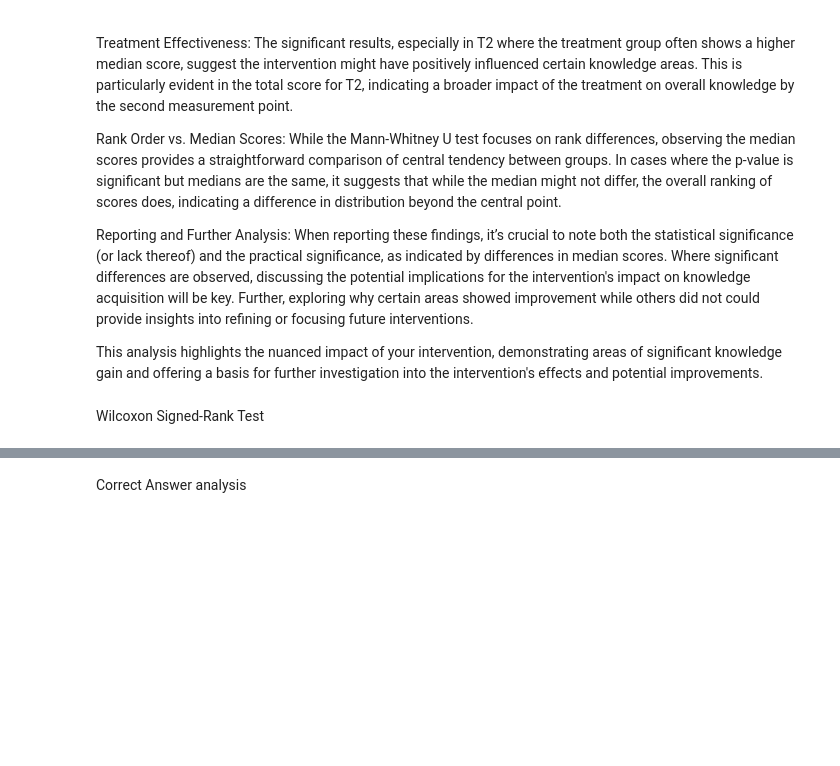
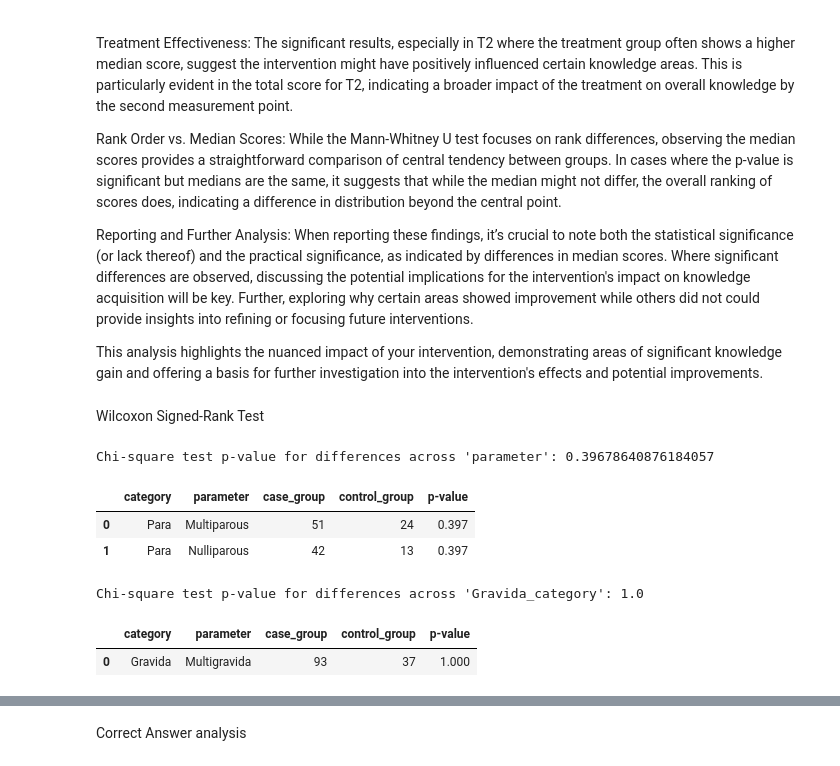
Before and after one commit to wingenium-nagesh/research, a Jupyter notebook: igvz/source/analysis.ipynb, the cells around one changed output, grey strips where cells are left out. Drawn from its saved outputs; the diff is of its cells as text; code cells hidden in the pictures; blank space fills up the shorter version.

```diff
--- a/igvz/source/analysis.ipynb
+++ b/igvz/source/analysis.ipynb
@@ -5,7 +5,7 @@ import pandas as pd
 from scipy.stats import mannwhitneyu, chi2_contingency
 
 # Load the dataset
-data_path = '/Users/nagesh/Library/CloudStorage/OneDrive-NextGenMetricsB.V/Personal/Anisha/M3/data.xlsx'
+data_path = '../data/data.xlsx'
 try:
     # Attempt to read the Excel file
     data = pd.read_excel(data_path)
@@ -795,6 +795,12 @@ def categorize_years_of_education(years):
     else:
         return 'Unknown'
 # %%
+def categorize_para(value):
+    if value == 0:
+        return 'Nulliparous'
+    else:
+        return 'Multiparous'
+
 # Recategorize 'Para' and split data
 data['parameter'] = data['Para'].apply(categorize_para)
 
@@ -803,46 +809,45 @@ control_group = data[data['groupID'] == 0]
 
 # Calculate frequencies for each category within both groups
 treatment_freq = treatment_group['parameter'].value_counts().reset_index(name='case_group')
 control_freq = control_group['parameter'].value_counts().reset_index(name='control_group')
 
 # Correctly rename 'index' column to merge on 'Para_category'
 treatment_freq.rename(columns={'index': 'parameter'}, inplace=True)
 control_freq.rename(columns={'index': 'parameter'}, inplace=True)
 
 # Merge treatment and control frequencies
 merged_freq = pd.merge(treatment_freq, control_freq, on='parameter', how='outer').fillna(0)
 
 # Calculate the Chi-square test for the merged frequencies
 chi2, p, dof, expected = chi2_contingency(merged_freq[['case_group', 'control_group']])
 
 # Add p-value to the merged frequencies DataFrame
 merged_freq['p-value'] = "{:.3f}".format(p)
 
 merged_freq['category'] = 'Para'
 
 new_order = ['category', 'parameter', 'case_group', 'control_group', 'p-value']
 
 # Rearrange columns using direct indexing
 merged_freq = merged_freq[new_order]
 
 # Now, df has columns ordered as specified in `new_order`
 # Display the merged frequencies along with the p-value
 print("Chi-square test p-value for differences across 'parameter':", p)
 merged_freq.to_csv('/Users/nagesh/Library/CloudStorage/OneDrive-NextGenMetricsB.V/Personal/Anisha/M3/results.csv', mode='a', header=True, index=False)
 merged_freq
+# %% [output]
+Chi-square test p-value for differences across 'parameter': 0.39678640876184057
+|  | category | parameter | case_group | control_group | p-value |
+| 0 | Para | Multiparous | 51 | 24 | 0.397 |
+| 1 | Para | Nulliparous | 42 | 13 | 0.397 |
 # %%
 # Recategorize 'Gravida' and split data
 def categorize_gravida(gravida):
     if gravida == 0:
         return 'Nulligravida'
-    elif gravida == 1:
-        return 'Primigravida'
-    elif gravida == 2:
-        return 'Secundigravida'
-    elif 3 <= gravida <= 5:
+    else:
         return 'Multigravida'
-    else:
-        return 'Grand multigravida'
 
 # Apply the categorization to the 'Gravida' column
 data['parameter'] = data['Gravida'].apply(categorize_gravida)
@@ -879,3 +884,7 @@ print("Chi-square test p-value for differences across 'Gravida_category':", p)
 merged_freq.to_csv('/Users/nagesh/Library/CloudStorage/OneDrive-NextGenMetricsB.V/Personal/Anisha/M3/results.csv', mode='a', header=False, index=False)
 
 merged_freq
+# %% [output]
+Chi-square test p-value for differences across 'Gravida_category': 1.0
+|  | category | parameter | case_group | control_group | p-value |
+| 0 | Gravida | Multigravida | 93 | 37 | 1.000 |
```
Also changed, not shown: parts of 5 cells of this notebook, 1 other file.
